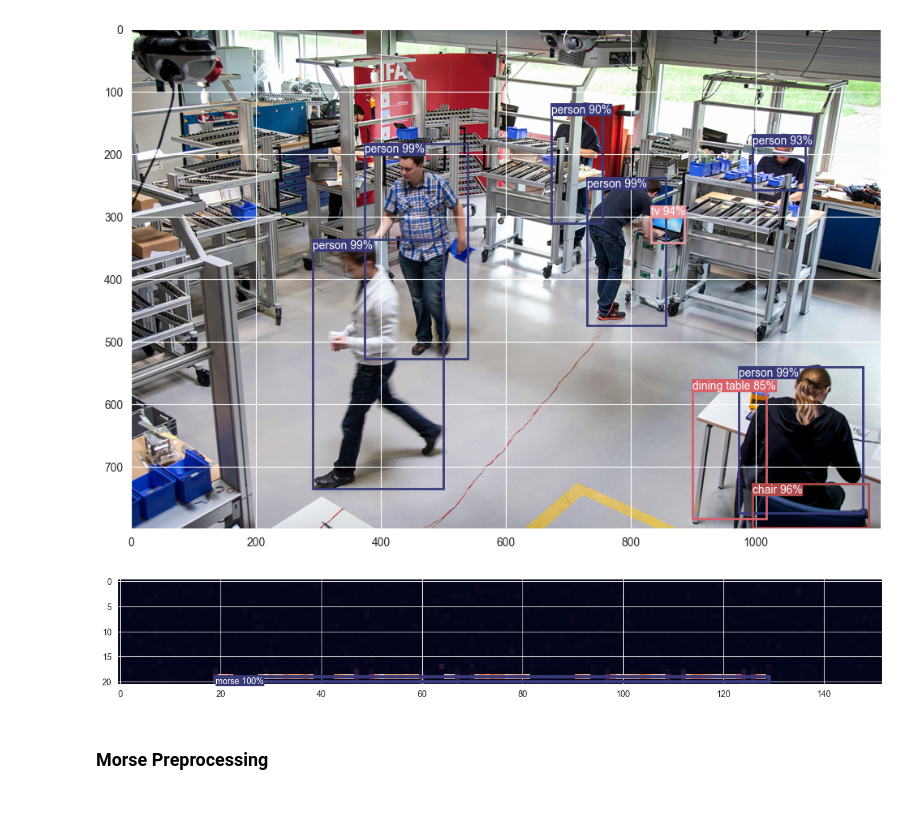
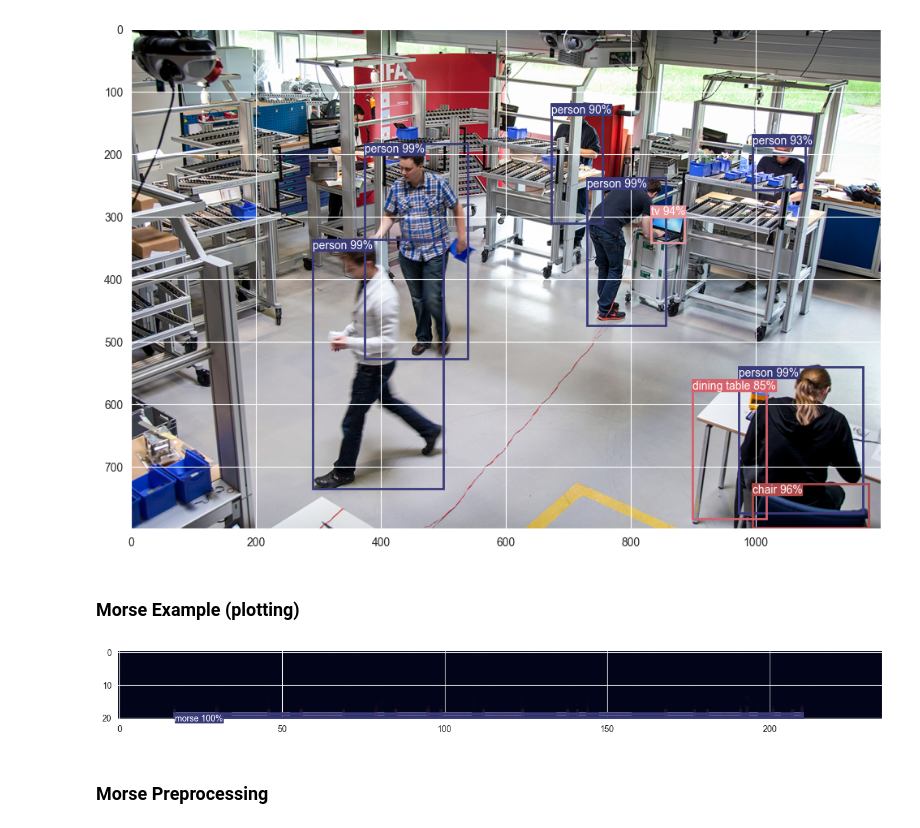
Before and after one commit to MaorAssayag/morse-deep-learning-detect-and-decode, a Jupyter notebook: dl-cw-decoder.ipynb, the cells around one changed output. Saved outputs shown, nothing was run; the diff lists cells and outputs as text; code cells hidden in the pictures.

```diff
--- a/dl-cw-decoder.ipynb
+++ b/dl-cw-decoder.ipynb
@@ -157,7 +157,7 @@ def apply_noise_to_signal(signal, SNRdb):
     signal_power = np.mean(abs(signal ** 2))
     sigma2 = signal_power * 10 ** (-SNRdb / 10)  # calculate noise power based on signal power and SNR
     noise = np.sqrt(sigma2 / 2) * (np.random.randn(*signal.shape) + 1j * np.random.randn(*signal.shape))
-    return signal + noise
+    return 2*signal + noise
 
 
 def apply_random_variations(sr, main_freq, dit_duration, dash_duration, variation_percent=0.1):
@@ -586,10 +589,10 @@ wpm = 18
 main_freq_idx = 19
 # pitch = random.randrange(100, 950)
 # wpm = random.randrange(10, 40)
-noise_power = random.randrange(0, 150)
+noise_snr = random.randrange(-10, 10)
 amplitude = random.randrange(50, 150)
 
-samples, spec, y, bbx = generate_sample(9, pitch, wpm, noise_power, amplitude, None, None)
+samples, spec, y, bbx = generate_sample(4, pitch, wpm, amplitude, None, None, snrDB=noise_snr, apply_random_length_dots=True)
 samples = samples.astype(np.float32)
 print(f"pitch: {pitch}, wpm: {wpm}, noise: {noise_power}, amplitude: {amplitude}, str: {y}, bbx: {bbx}")
 fig, ax = plt.subplots(1, figsize=(16, 8))
@@ -798,3 +807,38 @@ Epoch #1840| (e.g. target: 0G6GV 6FIA, pred: 0G6GV 6FIA), loss: 0.038961, CER: 4
 KeyboardInterrupt:
 # %% [markdown]
 ## Evaluation loop vs SNR
+# %%
+snrs = [-15, -10, -5, 0, 5, 10, 15]
+cers = []
+val_losses = []
+
+for i in range(len(snrs)):
+    print('Validating model for snr: ', snrs[i])
+
+    val_loader = torch.utils.data.DataLoader(
+        Dataset(number_of_samples=2048, explicit_snr=snrs[i]),
+        batch_size=batch_size,
+        collate_fn=collate_fn_pad,
+    )
+    val_loss = 0.0
+    curr_cer = 1.0
+    total_chars = 0
+
+    model.eval()
+    with torch.no_grad():
+        for (input_lengths, output_lengths, x, y) in val_loader:
+            x, y = x.to(device), y.to(device)
+
+            # Forward pass
+            y_pred = model(x)
+
+            # Compute loss
+            m = torch.argmax(y_pred[0], 1)
+            curr_cer, total_chars = aggregate_cer(curr_cer, total_chars, y, y_pred)
+            y_pred = y_pred.permute(1, 0, 2)
+
+            loss = ctc_loss(y_pred, y, input_lengths, output_lengths)
+            val_loss += loss.item()
+
+    val_losses.append(val_loss/len(val_loader))
+    cers.append(curr_cer)
@@ -977,3 +1026,5 @@ img = img.cpu().permute(1,2,0).numpy()
 plot_image(img, boxes, scores, labels, COCO_LABELS)
 # %% [output]
 [figure]
+# %% [markdown]
+### Morse Example (plotting)
@@ -980,8 +1043,8 @@ plot_image(img, boxes, scores, labels, COCO_LABELS)
 # %%
-img_spec = spectrum_to_img(spec)
+img_spec = spectrum_to_img(spec).permute(1,2,0)
 plot_image(img_spec, np.array(bbx).reshape(1, -1), [1.0], [0], ['morse'])
 # %% [output]
-[figure, old version]
+[figure, new version]
 # %% [markdown]
 ### Morse Preprocessing
 # %%
```
Also changed, not shown: parts of 14 cells of this notebook, 7 other files.
